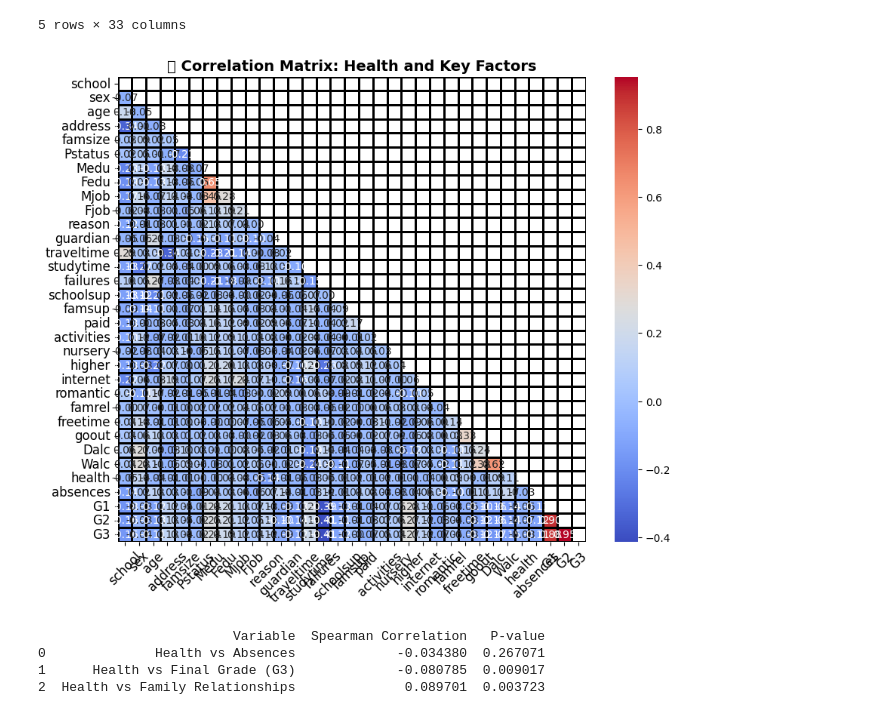
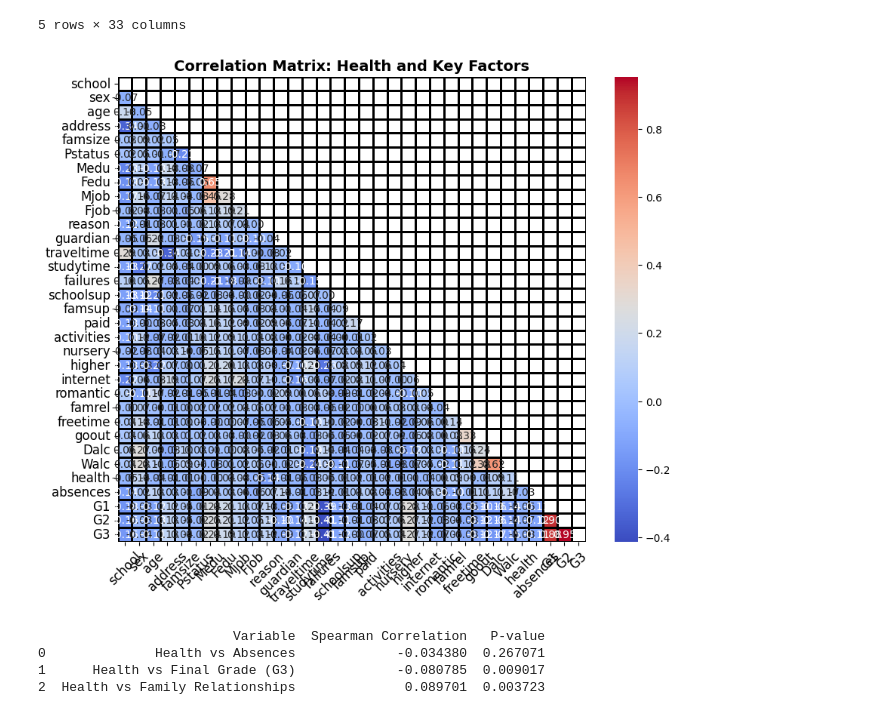
Before and after one commit to ethanshipman/Group-5-Project-4, a Jupyter notebook: Jupyter_Notebooks/NT_Notebook.ipynb, the cells around one changed output. Saved outputs shown, nothing was run; the diff lists cells and outputs as text; code cells hidden in the pictures.

```diff
--- a/Jupyter_Notebooks/NT_Notebook.ipynb
+++ b/Jupyter_Notebooks/NT_Notebook.ipynb
@@ -62,32 +62,32 @@ correlation_matrix = df.corr(method='spearman')
 # %%
 import matplotlib.pyplot as plt
 import seaborn as sns
 
 # Increase figure size for better readability
 plt.figure(figsize=(10, 8))
 
 # Use a mask to hide the upper triangle (optional, for clarity)
 mask = np.triu(np.ones_like(correlation_matrix, dtype=bool))
 
 # Adjust font size and layout
 sns.heatmap(
     correlation_matrix,
     annot=True,
     cmap='coolwarm',
     fmt=".2f",
     linewidths=1,  # Adds spacing between cells
     linecolor="black",
     annot_kws={"size": 10},  # Adjust text size
     mask=mask  # Optional: Mask the upper triangle to avoid repetition
 )
 
-plt.title("🔍 Correlation Matrix: Health and Key Factors", fontsize=14, fontweight="bold")
+plt.title("Correlation Matrix: Health and Key Factors", fontsize=14, fontweight="bold")
 plt.xticks(fontsize=12, rotation=45)  # Rotate x-axis labels for better spacing
 plt.yticks(fontsize=12)
 
 plt.show()
 # %% [output]
-[figure, old version]
+[figure, new version]
 # %%
 # Compute Spearman correlations individually
 health_abs_corr, p_abs = spearmanr(df['health'], df['absences'])
```
Also changed, not shown: parts of 1 cell of this notebook.
